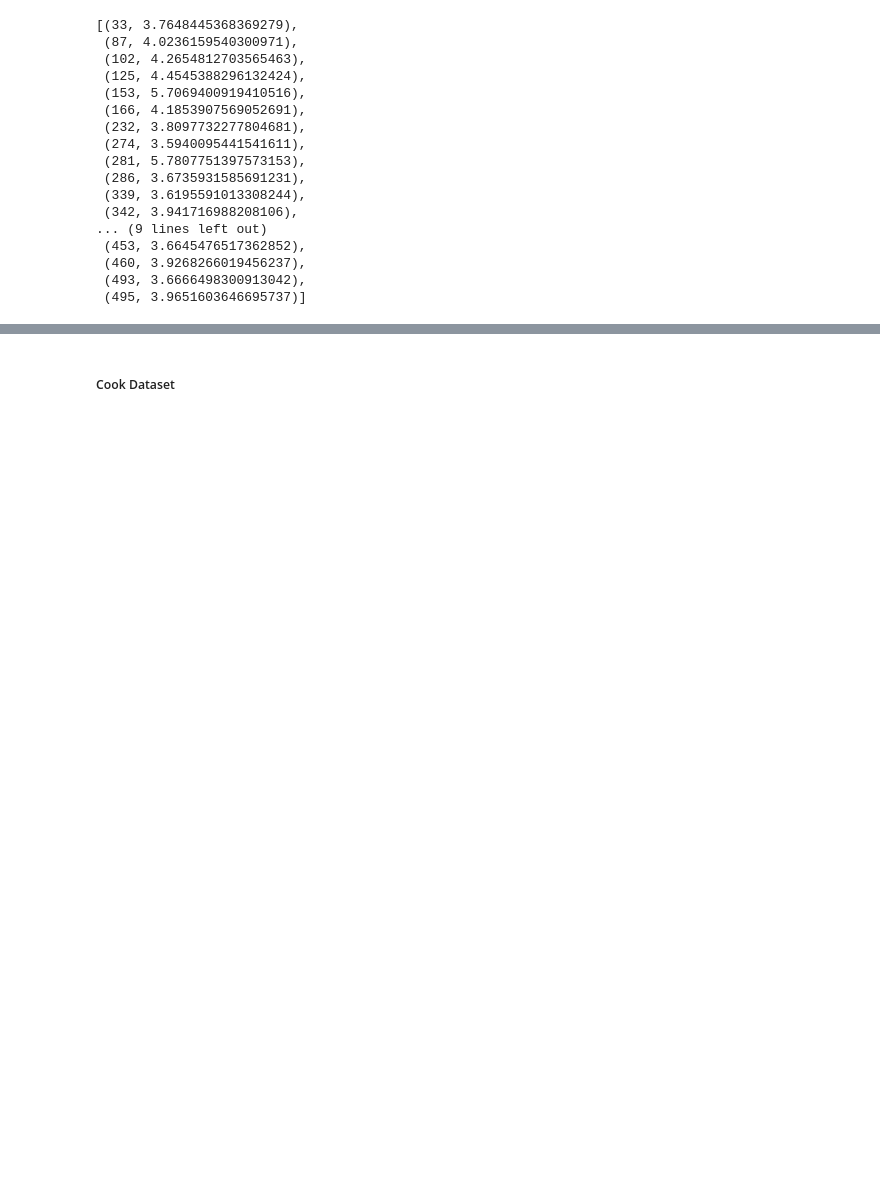
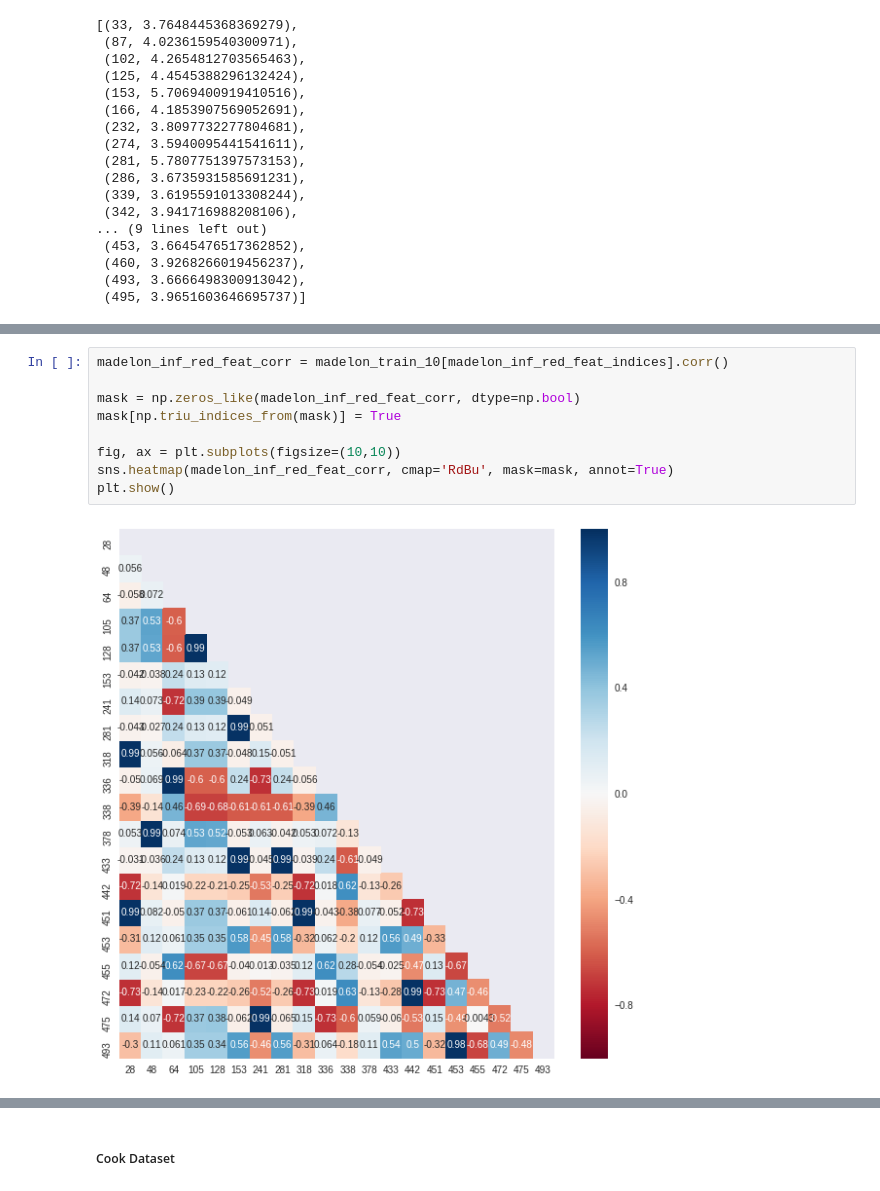
Before and after one commit to godsylla/UCI-Madelon-Dataset, a Jupyter notebook: ipynb/02-Explore_and_Visualize_Data.ipynb, the cells around one changed output, grey strips where cells are left out. Cells and saved outputs as stored; diff of their text form; blank space fills up the shorter version.

```diff
--- a/ipynb/01-Explore_and_Visualize_Data.ipynb
+++ b/ipynb/02-Explore_and_Visualize_Data.ipynb
@@ -438,2 +521,13 @@ sorted(top25_madelon_feat_corr, key=lambda x: x[0])
 # %% [output]
 [281, 153, 433, 493, 453]
+# %%
+madelon_inf_red_feat_corr = madelon_train_10[madelon_inf_red_feat_indices].corr()
+
+mask = np.zeros_like(madelon_inf_red_feat_corr, dtype=np.bool)
+mask[np.triu_indices_from(mask)] = True
+
+fig, ax = plt.subplots(figsize=(10,10))
+sns.heatmap(madelon_inf_red_feat_corr, cmap='RdBu', mask=mask, annot=True)
+plt.show()
+# %% [output]
+[figure, added]
```
Also changed, not shown: parts of 14 cells of this notebook.
